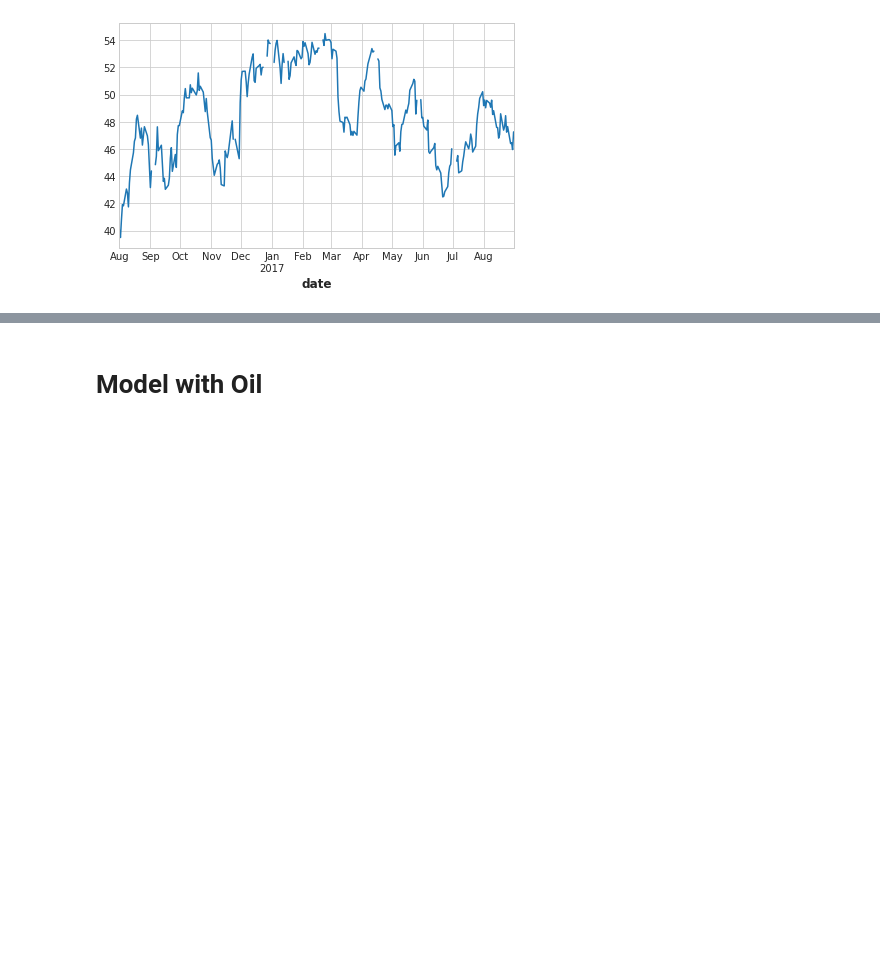
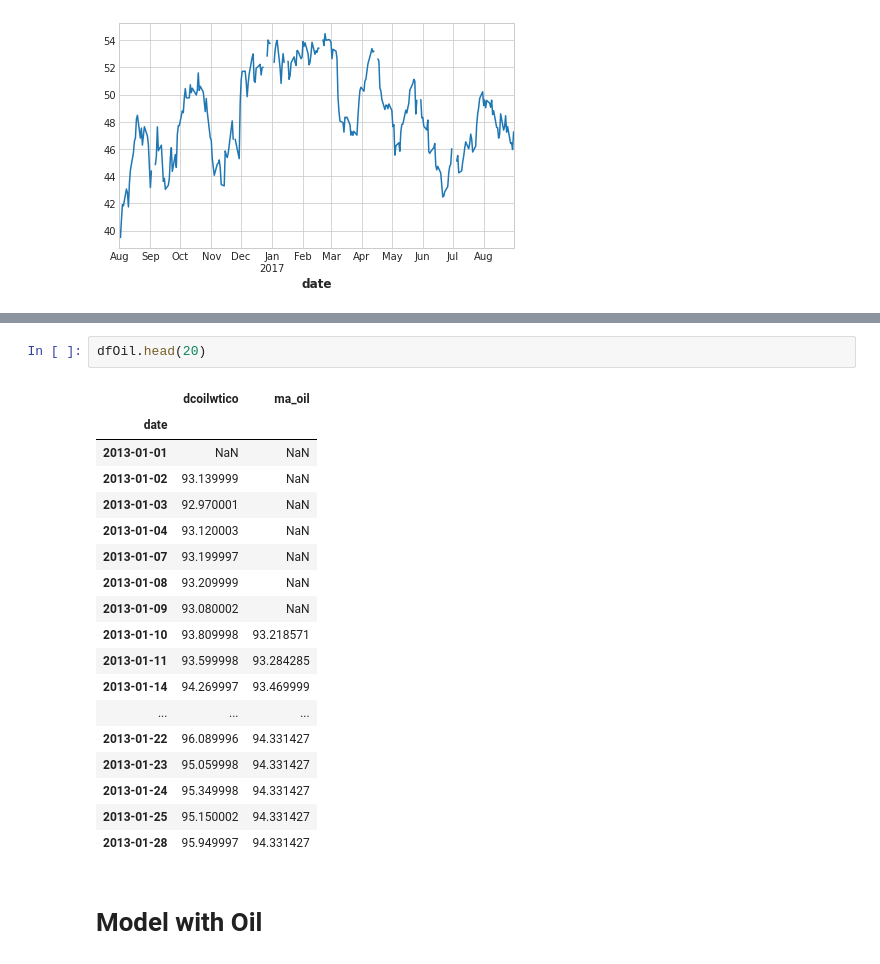
Before and after one commit to cristianBMJ/ClassificationStar, a Jupyter notebook: forecasting-store-sales.ipynb, the cells around one changed output, grey strips where cells are left out. Cells and saved outputs as stored; diff of their text form; blank space fills up the shorter version.

```diff
--- a/forecasting-store-sales.ipynb
+++ b/forecasting-store-sales.ipynb
@@ -300,3 +333,24 @@ plt.show()
+# %%
+dfOil.head(20)
+# %% [output]
+|  | dcoilwtico | ma_oil |
+| date |  |  |
+| 2013-01-01 | NaN | NaN |
+| 2013-01-02 | 93.139999 | NaN |
+| 2013-01-03 | 92.970001 | NaN |
+| 2013-01-04 | 93.120003 | NaN |
+| 2013-01-07 | 93.199997 | NaN |
+| 2013-01-08 | 93.209999 | NaN |
+| 2013-01-09 | 93.080002 | NaN |
+| 2013-01-10 | 93.809998 | 93.218571 |
+| 2013-01-11 | 93.599998 | 93.284285 |
+| 2013-01-14 | 94.269997 | 93.469999 |
+| ... | ... | ... |
+| 2013-01-22 | 96.089996 | 94.331427 |
+| 2013-01-23 | 95.059998 | 94.331427 |
+| 2013-01-24 | 95.349998 | 94.331427 |
+| 2013-01-25 | 95.150002 | 94.331427 |
+| 2013-01-28 | 95.949997 | 94.331427 |
 # %% [markdown]
 # **Model with Oil** #
 # %% [markdown]
```
Also changed, not shown: parts of 7 cells of this notebook.
